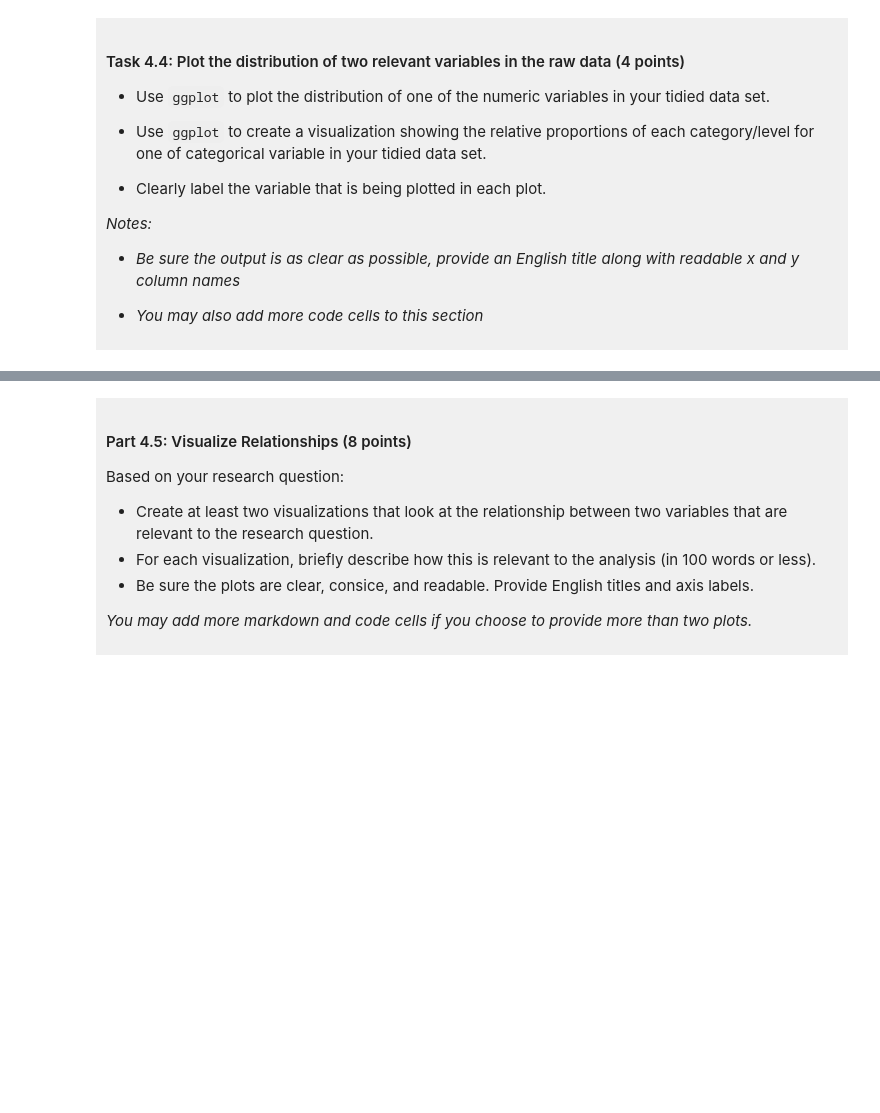
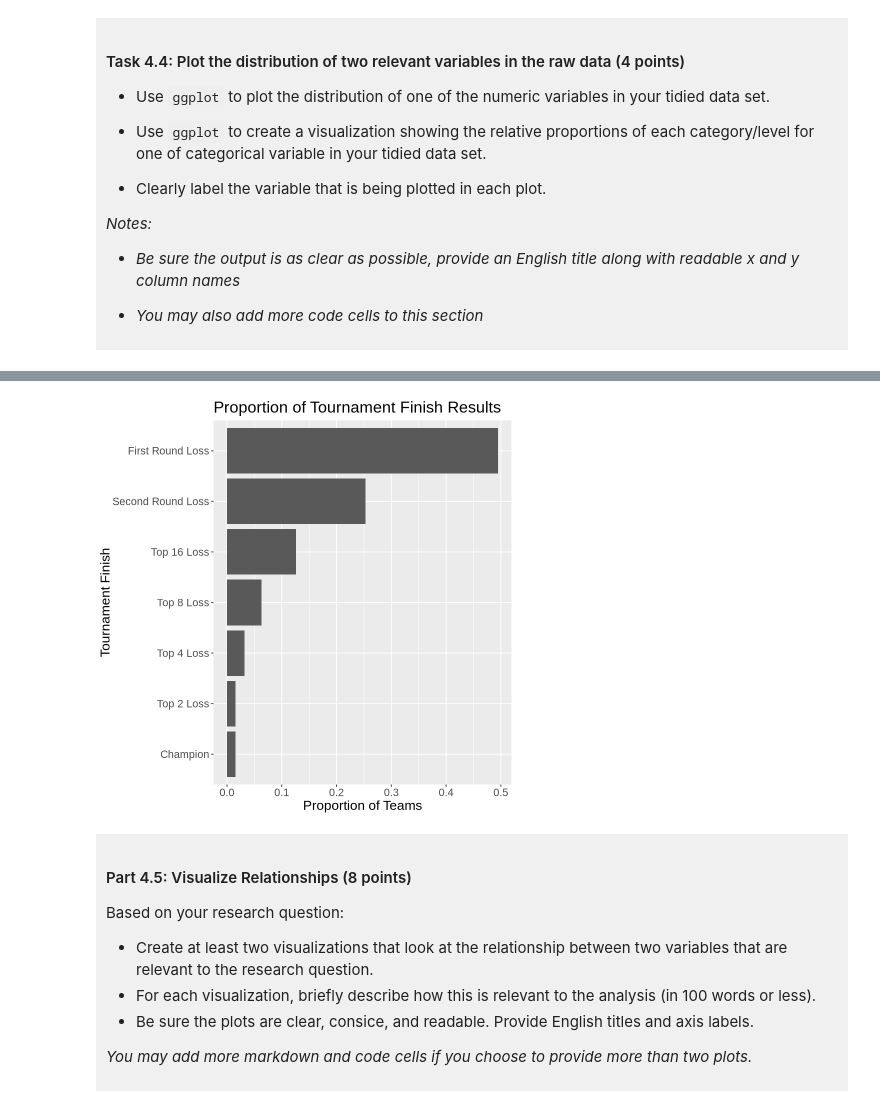
Before and after one commit to tarynluu/dsci-100-project-taryn-lu, a Jupyter notebook: dsci-100-project-notebook.ipynb, the cells around one changed output, grey strips where cells are left out. Saved outputs shown, nothing was run; the diff lists cells and outputs as text; code cells hidden in the pictures; blank space fills up the shorter version.

```diff
--- a/dsci-100-project-notebook.ipynb
+++ b/dsci-100-project-notebook.ipynb
@@ -429,5 +447,27 @@ A tibble: 7 × 2
 # %%
-### EDIT THIS CODE CELL FOR PLOT 2 ###
+# a bar chart of the proportion of tourney finishes
+
+tf_bar <- data_tidy_v2 |>
+    group_by(tourney_finish)|>
+    summarize(count = n()) |>
+    mutate(proportion = count/sum(count)) |>
+    ggplot(aes(x = proportion, y = fct_recode(tourney_finish,
+                                              "First Round Loss" = "first_round_loss",
+                                             "Second Round Loss" = "second_round_loss",
+                                             "Top 16 Loss" = "top_16_loss",
+                                             "Top 8 Loss" = "top_8_loss",
+                                             "Top 4 Loss" = "top_4_loss",
+                                             "Top 2 Loss" = "top_2_loss",
+                                             "Champion" = "champ"))) +
+    geom_bar(stat = "identity") +
+    labs(x = "Proportion of Teams",
+        y = "Tournament Finish",
+        title = "Proportion of Tournament Finish Results") +
+    theme(text = element_text(size = 16))
+
+tf_bar
+# %% [output]
+[figure, added]
 # %% [markdown]
 <div style="background-color: #f0f0f0; padding: 10px;">
 
```
Also changed, not shown: parts of 3 cells of this notebook.
